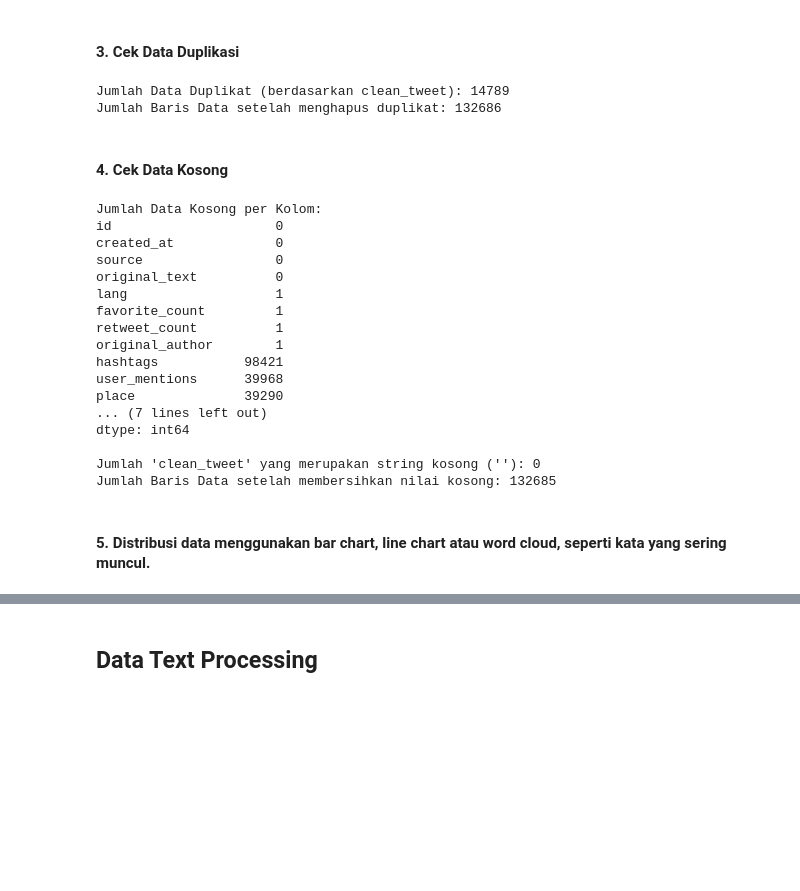
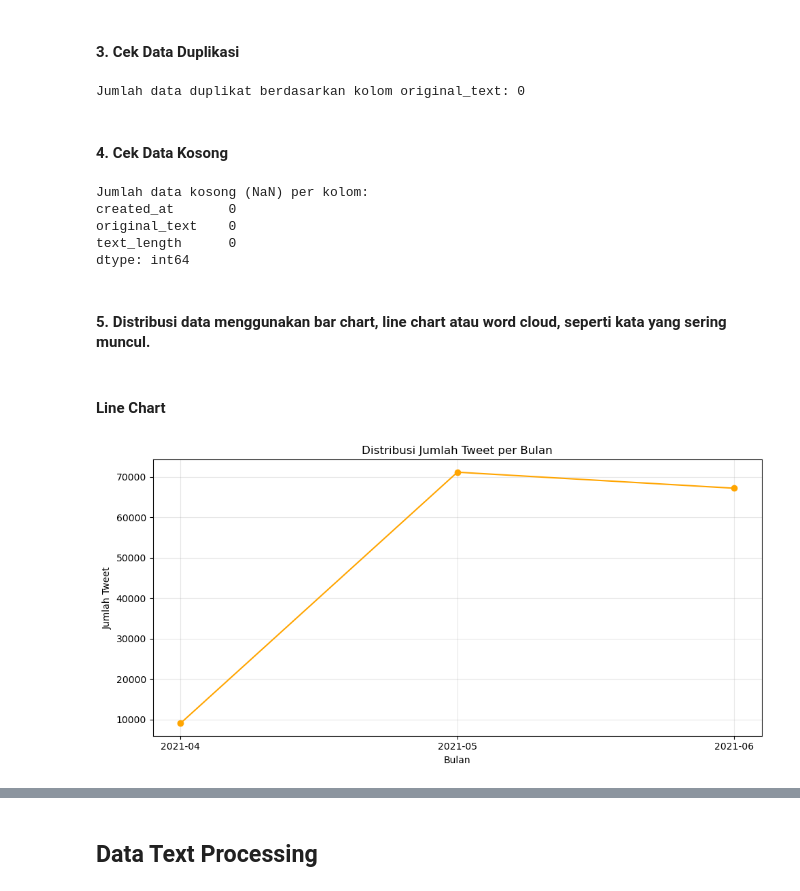
Before and after one commit to dee-aah/10222065_Dede-Ahmad-Maolana_AS, a Jupyter notebook: 10222065_DedeAhmadMaolana_AS.ipynb, the cells around one changed output, grey strips where cells are left out. Cells and saved outputs as stored; diff of their text form; code cells hidden in the pictures; blank space fills up the shorter version.

```diff
--- a/10222065_DedeAhmadMaolana_AS.ipynb
+++ b/10222065_DedeAhmadMaolana_AS.ipynb
@@ -153,52 +156,38 @@ Panjang Rata-rata Tweet (jumlah karakter): 59.35 karakter
 # %% [markdown]
 #### 3. Cek Data Duplikasi
 # %%
-# 3. Cek Data Duplikasi pada kolom 'clean_tweet'
-duplicated_count = df.duplicated(subset=['clean_tweet']).sum()
-
-if duplicated_count > 0:
-    print(f"Jumlah Data Duplikat (berdasarkan clean_tweet): {duplicated_count}")
-    # Jika Anda ingin menghapus duplikat (seperti yang disarankan sebelumnya)
-    df.drop_duplicates(subset=['clean_tweet'], inplace=True)
-    print(f"Jumlah Baris Data setelah menghapus duplikat: {len(df)}")
-else:
-    print("Tidak ditemukan Data Duplikat pada clean_tweet.")
+# 3. Cek data duplikasi
+duplikat = df.duplicated(subset='original_text').sum()
+print(f"Jumlah data duplikat berdasarkan kolom original_text: {duplikat}")
 # %% [output]
-Jumlah Data Duplikat (berdasarkan clean_tweet): 14789
-Jumlah Baris Data setelah menghapus duplikat: 132686
+Jumlah data duplikat berdasarkan kolom original_text: 0
 # %% [markdown]
 #### 4. Cek Data Kosong
 # %%
-# 4. Cek Data Kosong (Missing Values)
-print("\nJumlah Data Kosong per Kolom:")
+# 4. Cek data kosong
+print("Jumlah data kosong (NaN) per kolom:")
 print(df.isnull().sum())
-
-# Penting: Cek apakah ada 'clean_tweet' yang kosong setelah di cleaning (string kosong "")
-empty_string_count = (df['clean_tweet'] == "").sum()
-print(f"\nJumlah 'clean_tweet' yang merupakan string kosong (''): {empty_string_count}")
-
-# Membersihkan data kosong dan string kosong
-df.dropna(subset=['clean_tweet'], inplace=True)
-df = df[df['clean_tweet'] != ""]
-df.reset_index(drop=True, inplace=True)
-print(f"Jumlah Baris Data setelah membersihkan nilai kosong: {len(df)}")
 # %% [output]
-Jumlah Data Kosong per Kolom:
-id                     0
-created_at             0
-source                 0
-original_text          0
-lang                   1
-favorite_count         1
-retweet_count          1
-original_author        1
-hashtags           98421
-user_mentions      39968
-place              39290
-... (7 lines left out)
+Jumlah data kosong (NaN) per kolom:
+created_at       0
+original_text    0
+text_length      0
 dtype: int64
-
-Jumlah 'clean_tweet' yang merupakan string kosong (''): 0
-Jumlah Baris Data setelah membersihkan nilai kosong: 132685
 # %% [markdown]
 #### 5. Distribusi data menggunakan bar chart, line chart atau word cloud, seperti kata yang sering muncul.
+# %% [markdown]
+#### Line Chart
+# %%
+# berdasarkan bulan
+tweet_per_bulan = df.groupby(df['created_at'].dt.to_period('M')).size()
+
+plt.figure(figsize=(10,5))
+plt.plot(tweet_per_bulan.index.astype(str), tweet_per_bulan.values, marker='o', color='orange')
+plt.title('Distribusi Jumlah Tweet per Bulan')
+plt.xlabel('Bulan')
+plt.ylabel('Jumlah Tweet')
+plt.grid(True, alpha=0.3)
+plt.tight_layout()
+plt.show()
+# %% [output]
+[figure, added]
```
Also changed, not shown: parts of 24 cells of this notebook.
